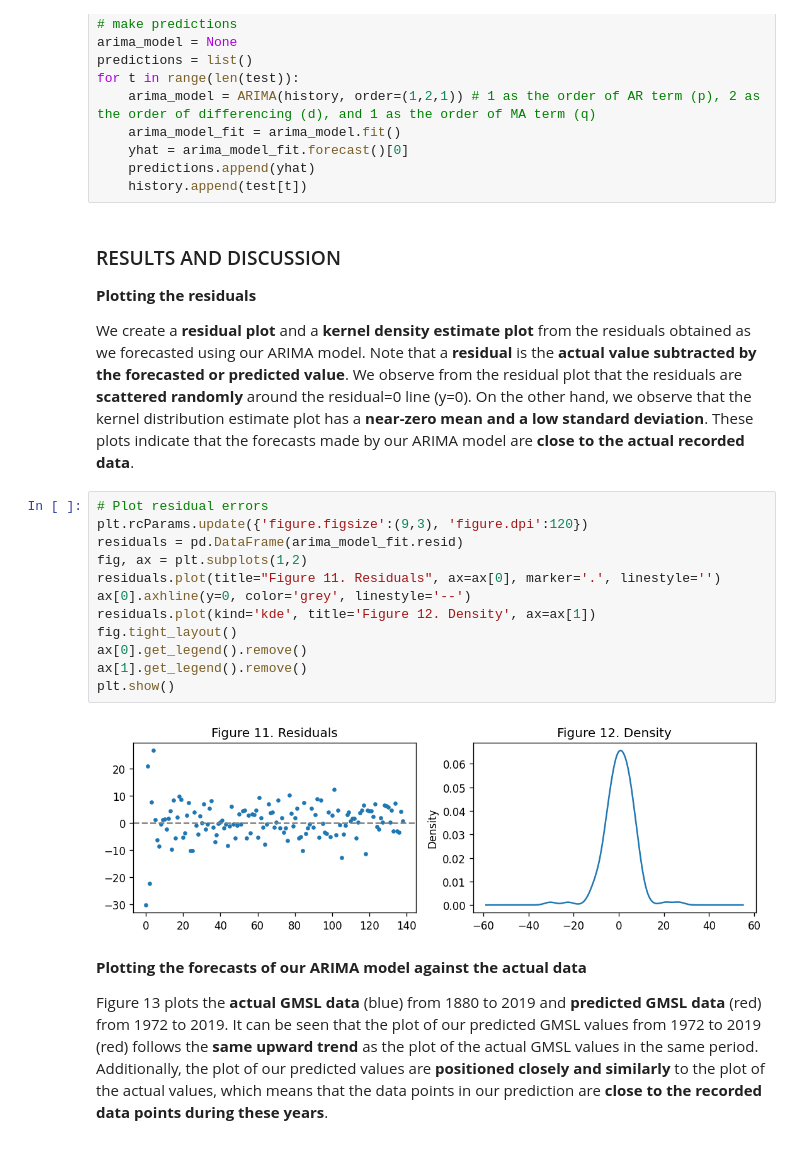
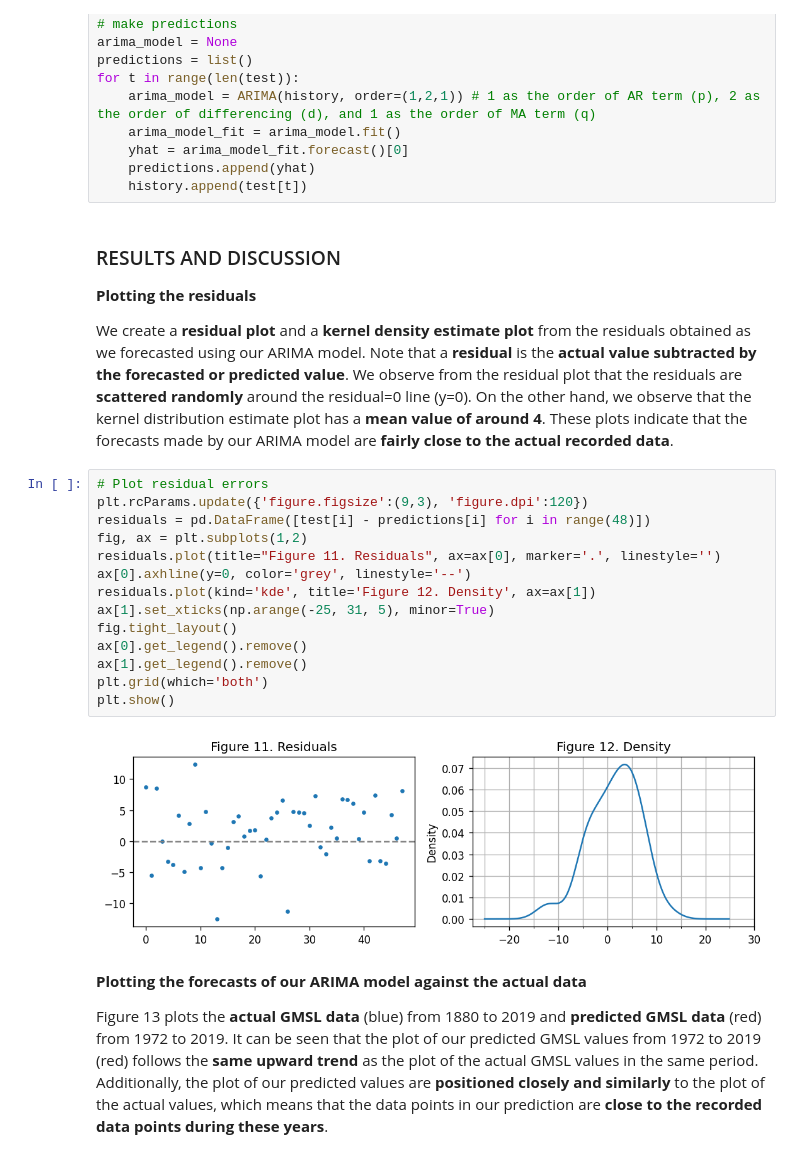
Before and after one commit to nccruel/132project, a Jupyter notebook: GMSL_Forecasting_Using_ARIMA.ipynb, the cells around one changed output. Drawn from its saved outputs; the diff is of its cells as text.

Commit message:
Manually compute residuals

```diff
--- a/GMSL_Forecasting_Using_ARIMA.ipynb
+++ b/GMSL_Forecasting_Using_ARIMA.ipynb
@@ -178,21 +178,23 @@ for t in range(len(test)):
 
 **Plotting the residuals**
 
-We create a **residual plot** and a **kernel density estimate plot** from the residuals obtained as we forecasted using our ARIMA model. Note that a **residual** is the **actual value subtracted by the forecasted or predicted value**. We observe from the residual plot that the residuals are **scattered randomly** around the residual=0 line (y=0). On the other hand, we observe that the kernel distribution estimate plot has a **near-zero mean and a low standard deviation**. These plots indicate that the forecasts made by our ARIMA model are **close to the actual recorded data**.
+We create a **residual plot** and a **kernel density estimate plot** from the residuals obtained as we forecasted using our ARIMA model. Note that a **residual** is the **actual value subtracted by the forecasted or predicted value**. We observe from the residual plot that the residuals are **scattered randomly** around the residual=0 line (y=0). On the other hand, we observe that the kernel distribution estimate plot has a **mean value of around 4**. These plots indicate that the forecasts made by our ARIMA model are **fairly close to the actual recorded data**.
 # %%
 # Plot residual errors
 plt.rcParams.update({'figure.figsize':(9,3), 'figure.dpi':120})
-residuals = pd.DataFrame(arima_model_fit.resid)
+residuals = pd.DataFrame([test[i] - predictions[i] for i in range(48)])
 fig, ax = plt.subplots(1,2)
 residuals.plot(title="Figure 11. Residuals", ax=ax[0], marker='.', linestyle='')
 ax[0].axhline(y=0, color='grey', linestyle='--')
 residuals.plot(kind='kde', title='Figure 12. Density', ax=ax[1])
+ax[1].set_xticks(np.arange(-25, 31, 5), minor=True)
 fig.tight_layout()
 ax[0].get_legend().remove()
 ax[1].get_legend().remove()
+plt.grid(which='both')
 plt.show()
 # %% [output]
-[figure, old version]
+[figure, new version]
 # %% [markdown]
 **Plotting the forecasts of our ARIMA model against the actual data**
 
```
Also changed, not shown: parts of 2 cells of this notebook.
